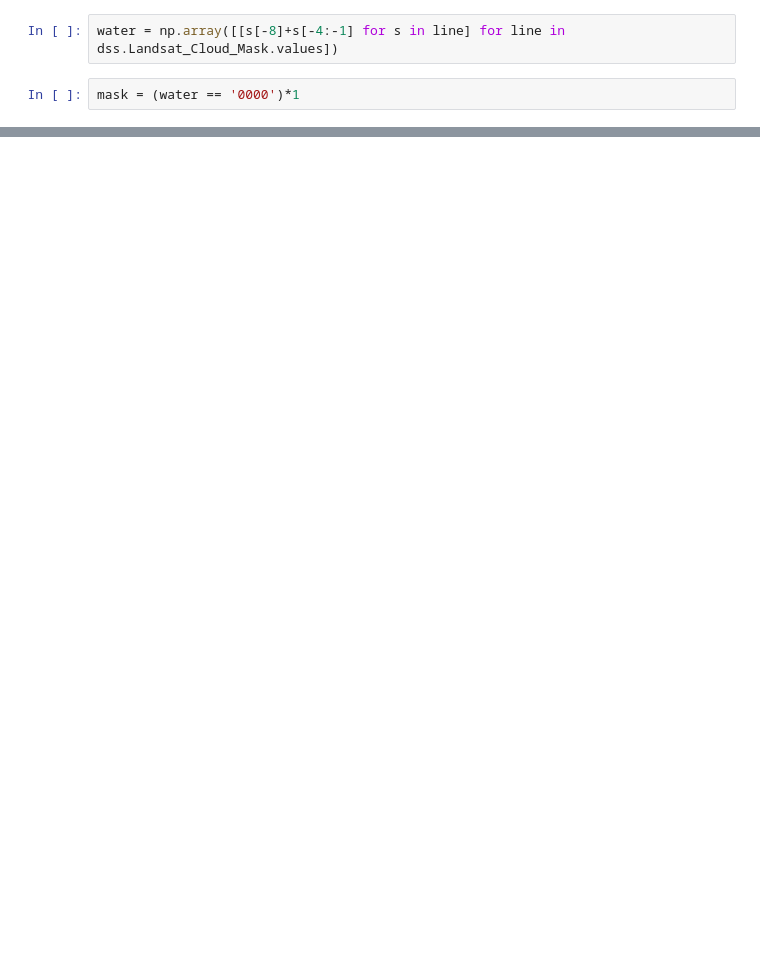
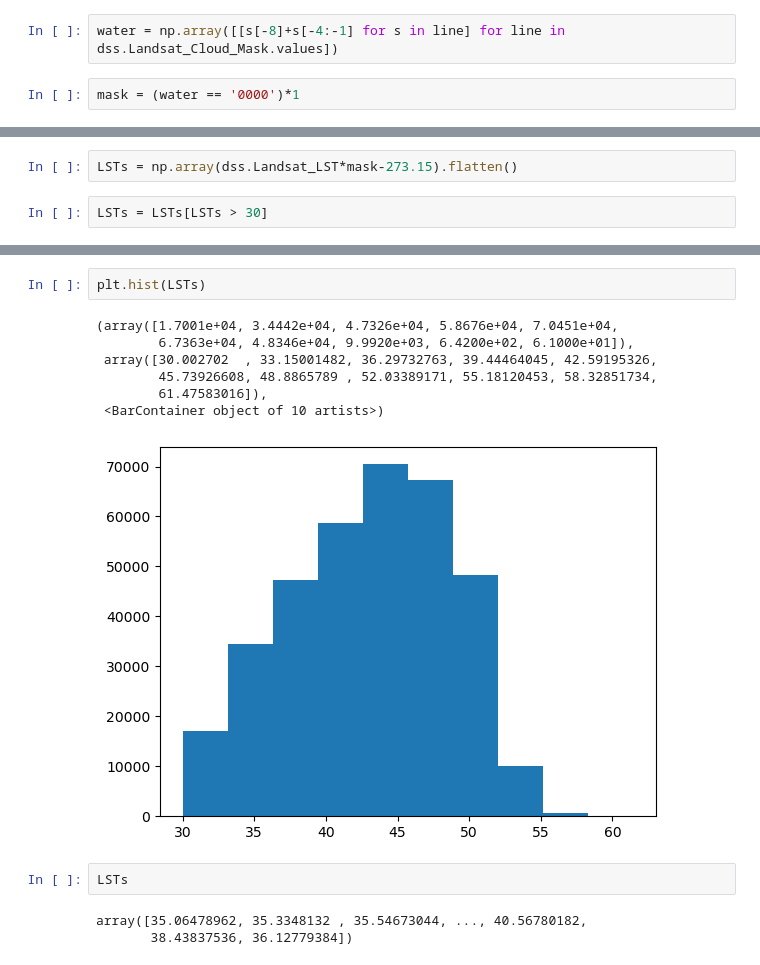
Before and after one commit to jstarfeldt/ML_UH_datasets, a Jupyter notebook: Jon_dataset_code/analysis.ipynb, the cells around one changed output, grey strips where cells are left out. Saved outputs shown, nothing was run; the diff lists cells and outputs as text; blank space fills up the shorter version.

```diff
--- a/Jon_dataset_code/analysis.ipynb
+++ b/Jon_dataset_code/analysis.ipynb
@@ -59,0 +60,4 @@ cb.set_label('LST (Celsius)')
+# %%
+LSTs = np.array(dss.Landsat_LST*mask-273.15).flatten()
+# %%
+LSTs = LSTs[LSTs > 30]
@@ -59,0 +68,15 @@ cb.set_label('LST (Celsius)')
+# %%
+plt.hist(LSTs)
+# %% [output]
+(array([1.7001e+04, 3.4442e+04, 4.7326e+04, 5.8676e+04, 7.0451e+04,
+        6.7363e+04, 4.8346e+04, 9.9920e+03, 6.4200e+02, 6.1000e+01]),
+ array([30.002702  , 33.15001482, 36.29732763, 39.44464045, 42.59195326,
+        45.73926608, 48.8865789 , 52.03389171, 55.18120453, 58.32851734,
+        61.47583016]),
+ <BarContainer object of 10 artists>)
+[figure, added]
+# %%
+LSTs
+# %% [output]
+array([35.06478962, 35.3348132 , 35.54673044, ..., 40.56780182,
+       38.43837536, 36.12779384])
```
Also changed, not shown: parts of 12 cells of this notebook, 2 other files.
